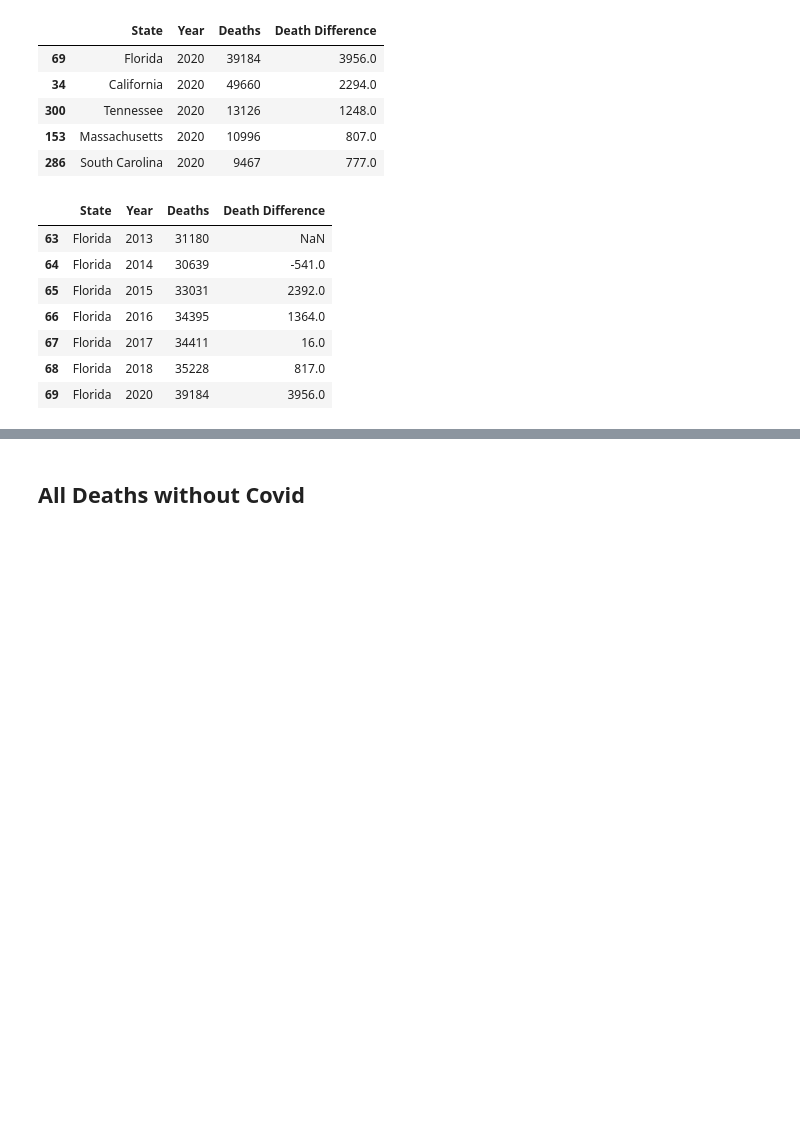
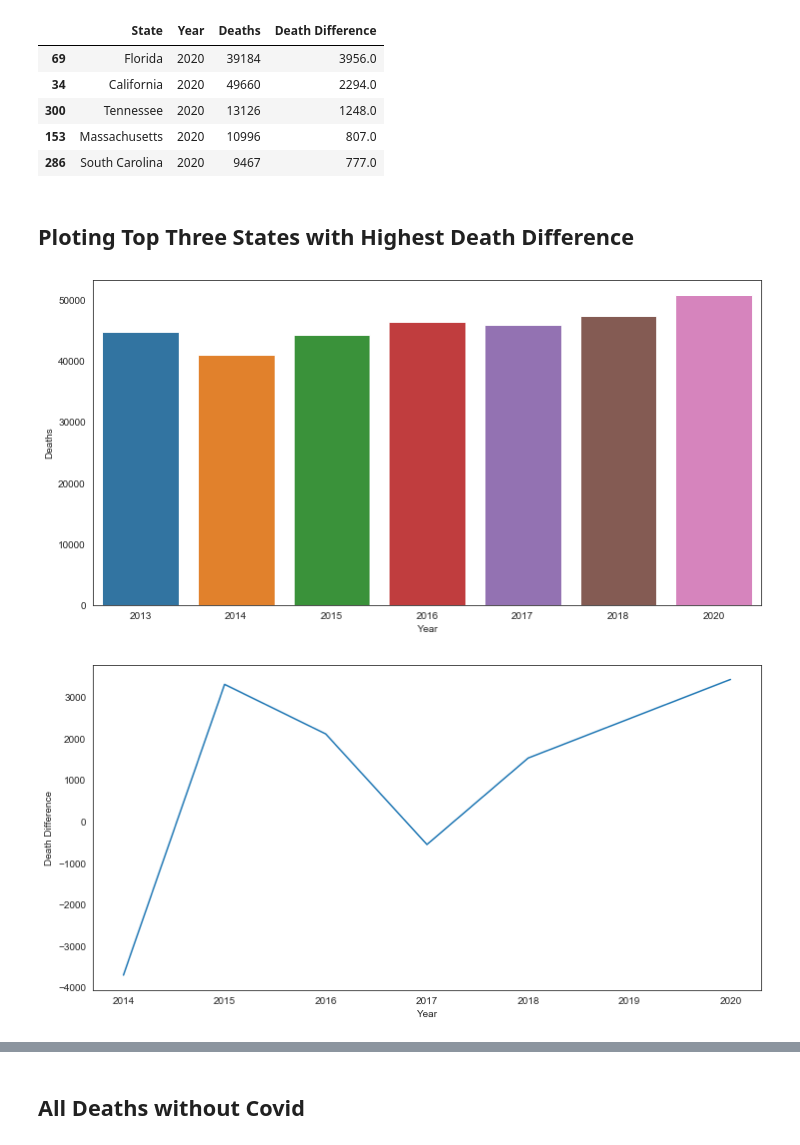
Before and after one commit to augarriza/module_one_project, a Jupyter notebook: Notebooks/Merging_Analysis/cdc_mortality_df_analysis_and_plotting.ipynb, the cells around one changed output, grey strips where cells are left out. Saved outputs shown, nothing was run; the diff lists cells and outputs as text; code cells hidden in the pictures; blank space fills up the shorter version.

```diff
--- a/Notebooks/Merging_Analysis/cdc_mortality_df_analysis_and_plotting.ipynb
+++ b/Notebooks/Merging_Analysis/cdc_mortality_df_analysis_and_plotting.ipynb
@@ -56,14 +44,3 @@ df.loc[(df["Death Difference"]>0) & (df["Year"]==2020)].sort_values("Death Diffe
 | 300 | Tennessee | 2020 | 13126 | 1248.0 |
 | 153 | Massachusetts | 2020 | 10996 | 807.0 |
 | 286 | South Carolina | 2020 | 9467 | 777.0 |
-# %%
-df.loc[df["State"] == "Florida"]
-# %% [output]
-|  | State | Year | Deaths | Death Difference |
-| 63 | Florida | 2013 | 31180 | NaN |
-| 64 | Florida | 2014 | 30639 | -541.0 |
-| 65 | Florida | 2015 | 33031 | 2392.0 |
-| 66 | Florida | 2016 | 34395 | 1364.0 |
-| 67 | Florida | 2017 | 34411 | 16.0 |
-| 68 | Florida | 2018 | 35228 | 817.0 |
-| 69 | Florida | 2020 | 39184 | 3956.0 |
@@ -69,0 +51,23 @@ df.loc[df["State"] == "Florida"]
+# %% [markdown]
+## Ploting Top Three States with Highest Death Difference
+# %%
+def plot_state(astate):
+    deaths_df = df.loc[(df["State"]==astate)].drop(columns=["Death Difference"])
+    diff_df = df.loc[(df["State"]==astate)].drop(columns=["Deaths"])
+
+    sns.set_style("white")
+    fig, ax = plt.subplots(figsize=(12,6))
+    sns.barplot(data=deaths_df,
+                 x="Year",
+                 y="Deaths");
+
+    sns.set_style("white")
+    fig, ax = plt.subplots(figsize=(12,6))
+    sns.lineplot(data=diff_df,
+                 x="Year",
+                 y="Death Difference");
+# %%
+plot_state("California")
+# %% [output]
+[figure, added]
+[figure, added]
```
Also changed, not shown: parts of 8 cells of this notebook, 1 other file.
